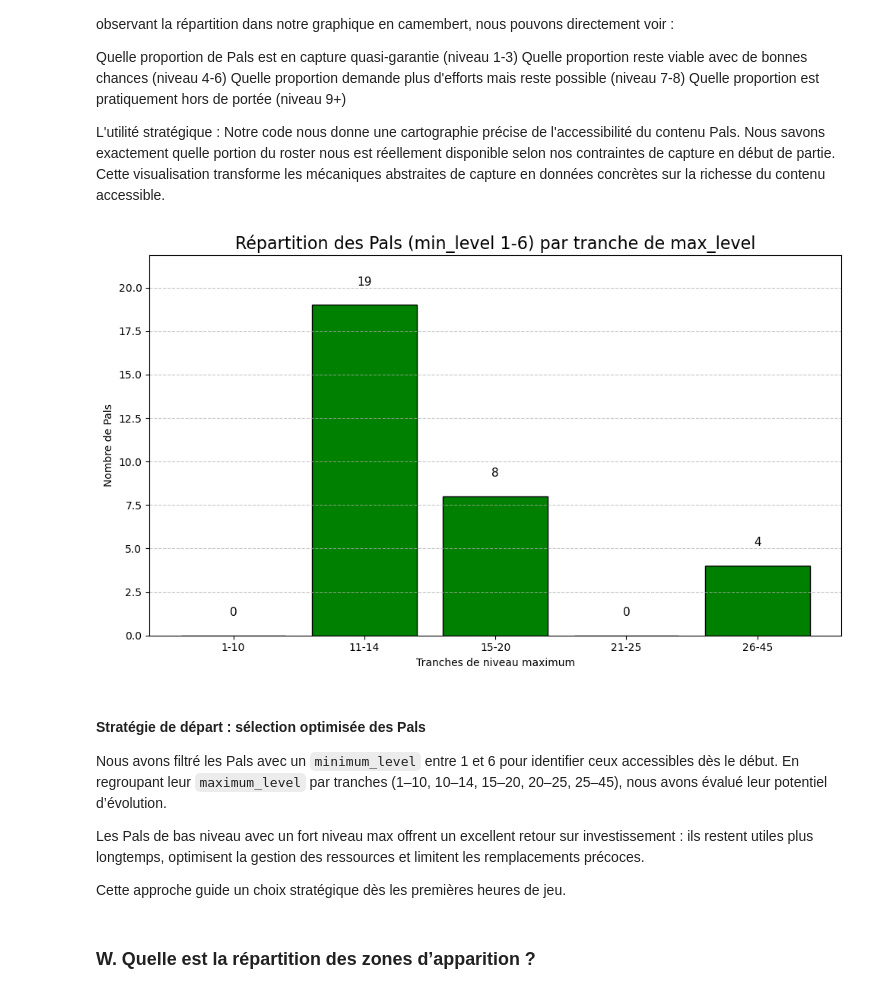
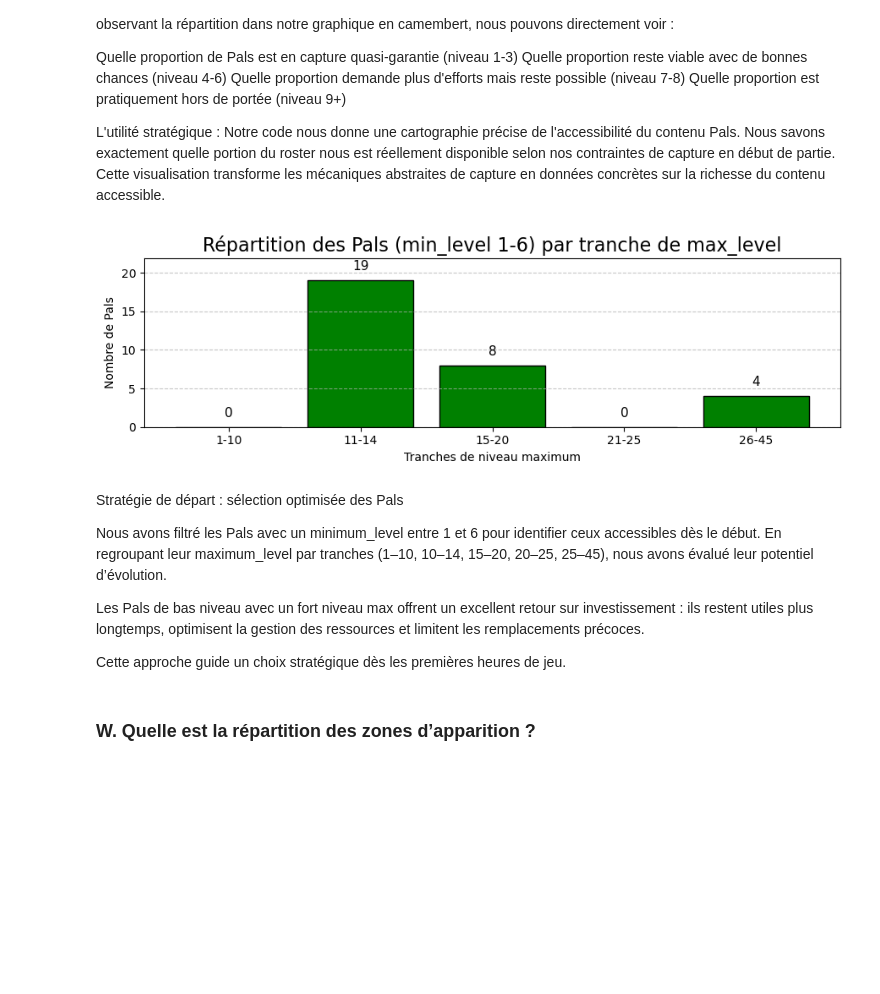
Before and after one commit to Paul-Emmanuel-Buffe/pals-analysis, a Jupyter notebook: notebooks/pals_analysis.ipynb, the cells around one changed output. Drawn from its saved outputs; the diff is of its cells as text; code cells hidden in the pictures; blank space fills up the shorter version.

```diff
--- a/notebooks/pals_analysis.ipynb
+++ b/notebooks/pals_analysis.ipynb
@@ -2767,39 +2766,39 @@ WHERE minimum_level BETWEEN 1 AND 6;
 """
 
 df = pd.read_sql(query, engine)
 
 # Définition des tranches personnalisées pour maximum_level
 bins = [0, 10, 14, 20, 25, 45]
 labels = ['1-10', '11-14', '15-20', '21-25', '26-45']
 df['max_level_group'] = pd.cut(df['maximum_level'], bins=bins, labels=labels, right=True)
 
 # Comptage du nombre de Pals par groupe
 group_counts = df['max_level_group'].value_counts().sort_index()
 
 # Visualisation en barres verticales
-plt.figure(figsize=(10,6))
+plt.figure(figsize=(9,3))
 bars = plt.bar(group_counts.index, group_counts.values, color='green', edgecolor='black')
 
 # Ajouter les valeurs au-dessus des barres
 for bar in bars:
     height = bar.get_height()
     plt.text(bar.get_x() + bar.get_width()/2, height + 1, f'{int(height)}', ha='center', va='bottom', fontsize=11)
 
 plt.title("Répartition des Pals (min_level 1-6) par tranche de max_level", fontsize=16)
 plt.xlabel("Tranches de niveau maximum")
 plt.ylabel("Nombre de Pals")
 plt.ylim(0, max(group_counts.values)*1.15)
 plt.grid(axis='y', linestyle='--', alpha=0.7)
 plt.tight_layout()
 plt.show()
 
 engine.dispose()
 # %% [output]
-[figure, old version]
+[figure, new version]
 # %% [markdown]
-#### Stratégie de départ : sélection optimisée des Pals
+Stratégie de départ : sélection optimisée des Pals
 
-Nous avons filtré les Pals avec un `minimum_level` entre 1 et 6 pour identifier ceux accessibles dès le début. En regroupant leur `maximum_level` par tranches (1–10, 10–14, 15–20, 20–25, 25–45), nous avons évalué leur potentiel d’évolution.
+Nous avons filtré les Pals avec un minimum_level entre 1 et 6 pour identifier ceux accessibles dès le début. En regroupant leur maximum_level par tranches (1–10, 10–14, 15–20, 20–25, 25–45), nous avons évalué leur potentiel d’évolution.
 
 Les Pals de bas niveau avec un fort niveau max offrent un excellent retour sur investissement : ils restent utiles plus longtemps, optimisent la gestion des ressources et limitent les remplacements précoces.
 
```
Also changed, not shown: parts of 7 cells of this notebook.
